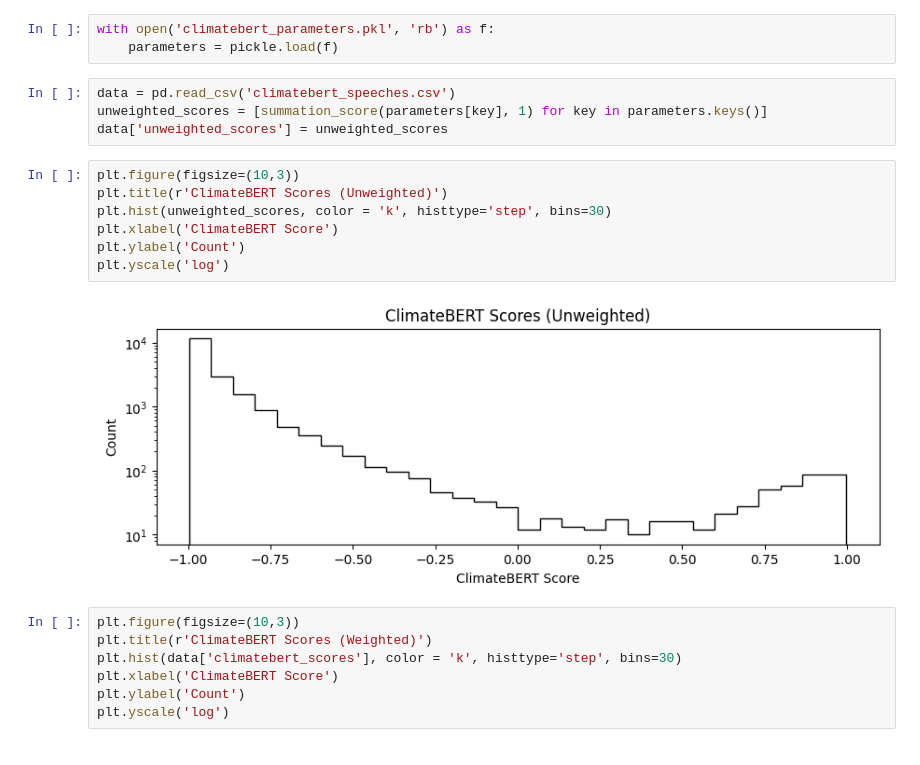
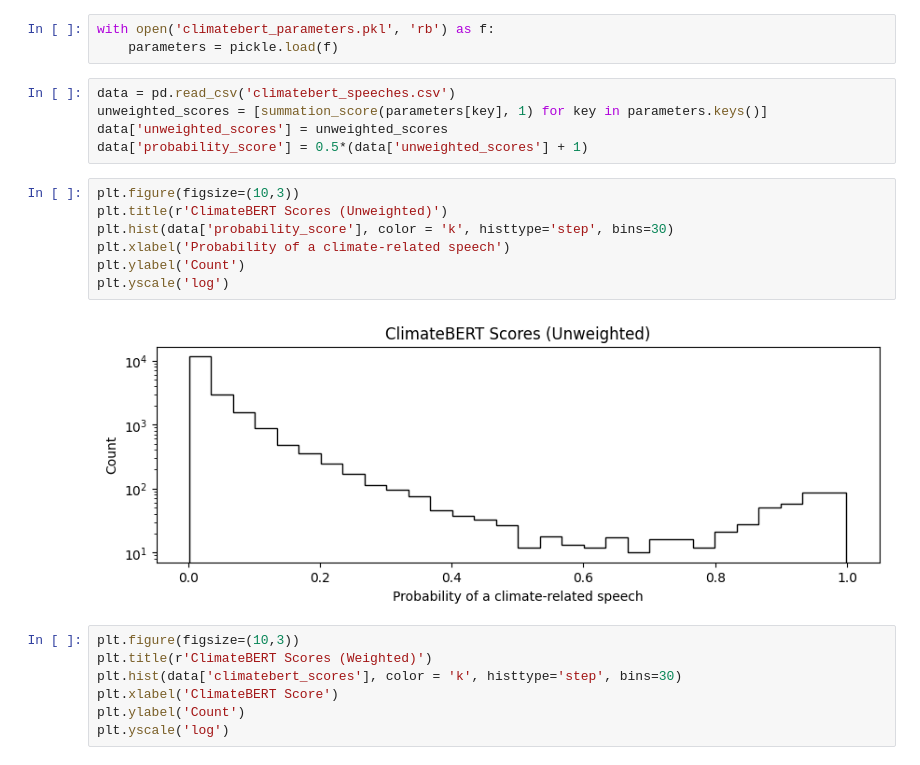
Before and after one commit to stefanarseneau/climate-speeches, a Jupyter notebook: notebooks/assess.ipynb, the cells around one changed output. Drawn from its saved outputs; the diff is of its cells as text.

Commit message:
rescaled to probability

```diff
--- a/notebooks/assess.ipynb
+++ b/notebooks/assess.ipynb
@@ -43,15 +43,16 @@ with open('climatebert_parameters.pkl', 'rb') as f:
 data = pd.read_csv('climatebert_speeches.csv')
 unweighted_scores = [summation_score(parameters[key], 1) for key in parameters.keys()]
 data['unweighted_scores'] = unweighted_scores
+data['probability_score'] = 0.5*(data['unweighted_scores'] + 1)
 # %%
 plt.figure(figsize=(10,3))
 plt.title(r'ClimateBERT Scores (Unweighted)')
-plt.hist(unweighted_scores, color = 'k', histtype='step', bins=30)
-plt.xlabel('ClimateBERT Score')
+plt.hist(data['probability_score'], color = 'k', histtype='step', bins=30)
+plt.xlabel('Probability of a climate-related speech')
 plt.ylabel('Count')
 plt.yscale('log')
 # %% [output]
-[figure, old version]
+[figure, new version]
 # %%
 plt.figure(figsize=(10,3))
 plt.title(r'ClimateBERT Scores (Weighted)')
```
